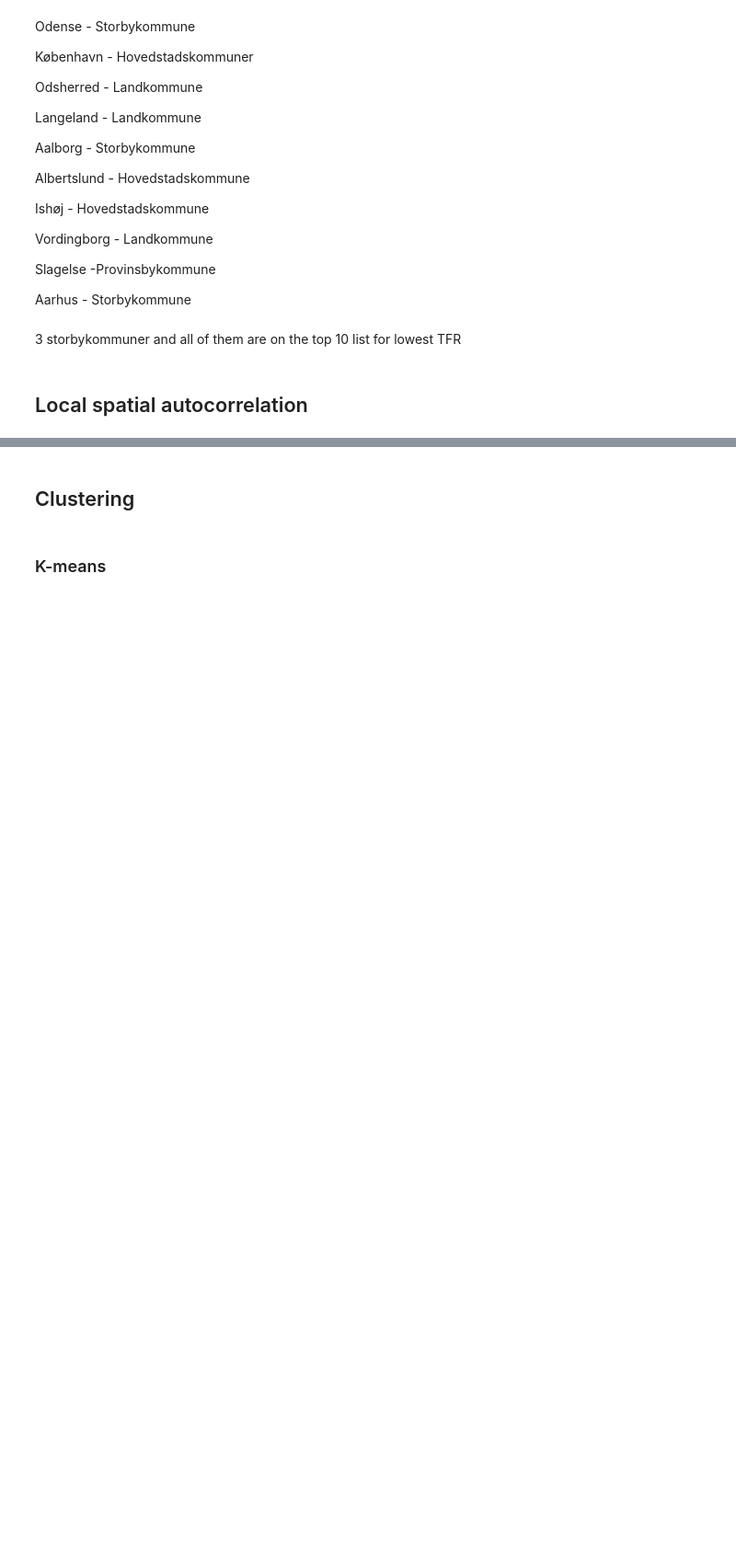
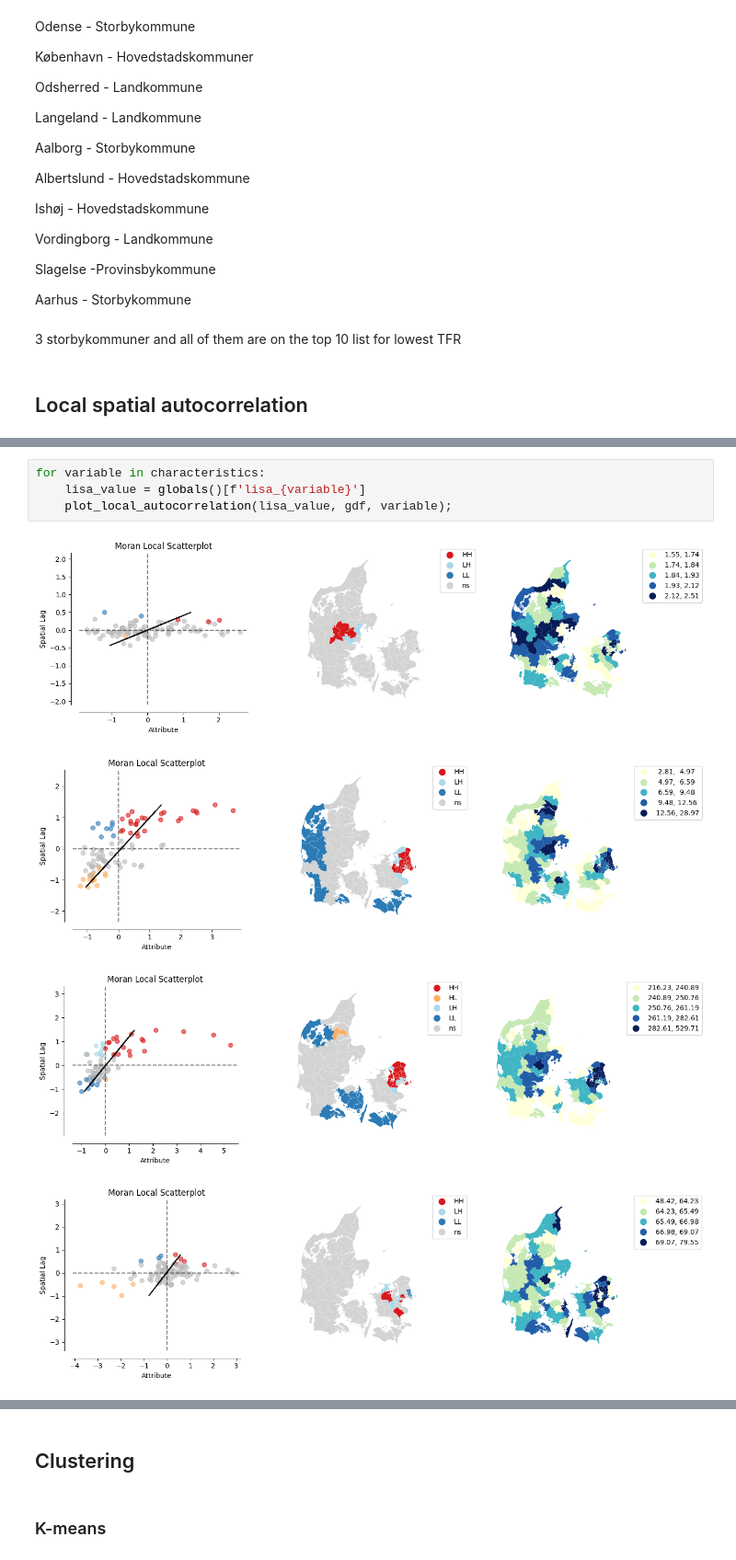
Before and after one commit to agnesutovaite/geospatial, a Jupyter notebook: project_notebook copy.ipynb, the cells around one changed output, grey strips where cells are left out. Shown at 92% size. Drawn from its saved outputs; the diff is of its cells as text; blank space fills up the shorter version.

```diff
--- a/project_notebook copy.ipynb
+++ b/project_notebook copy.ipynb
@@ -942,0 +999,9 @@ Aarhus - Storbykommune
+# %%
+for variable in characteristics:
+    lisa_value = globals()[f'lisa_{variable}']
+    plot_local_autocorrelation(lisa_value, gdf, variable);
+# %% [output]
+[figure, added]
+[figure, added]
+[figure, added]
+[figure, added]
```
Also changed, not shown: parts of 13 cells of this notebook, 1 other file.
